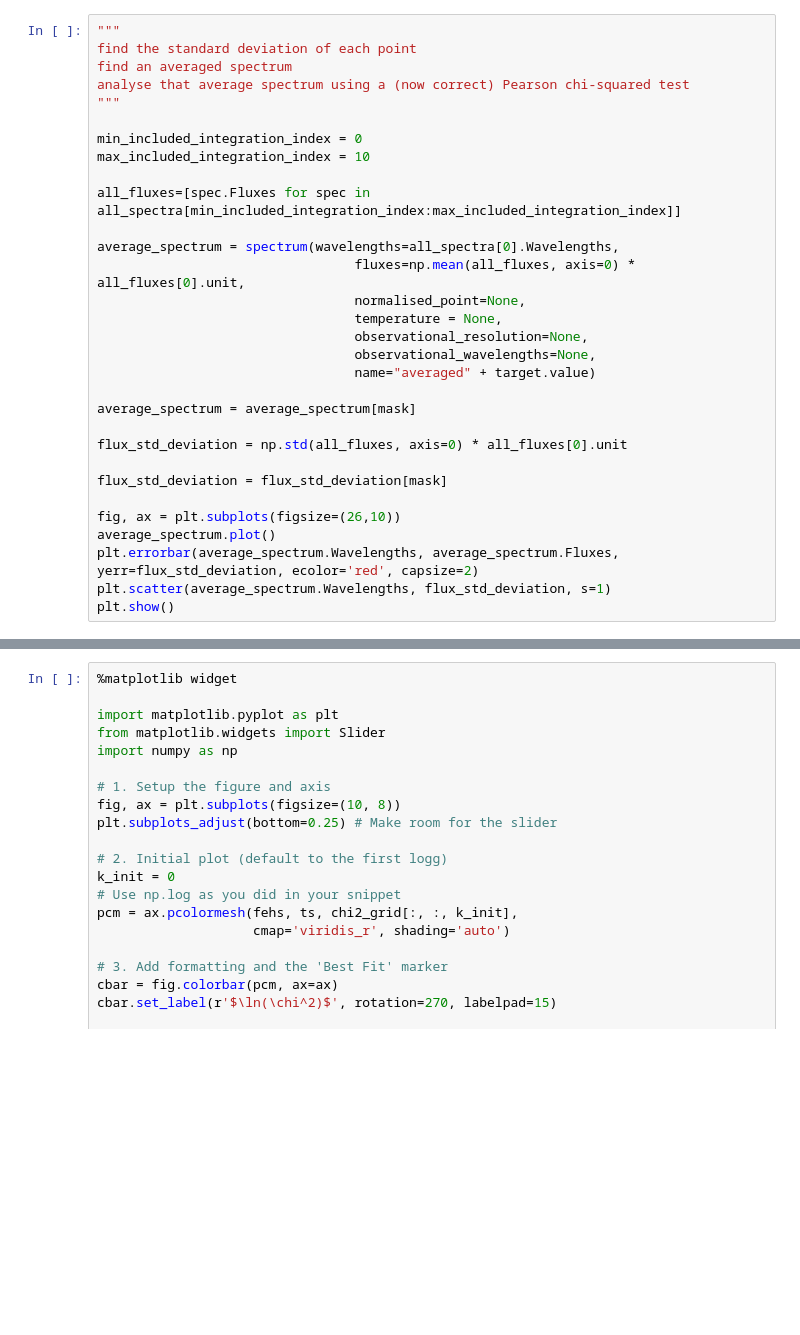
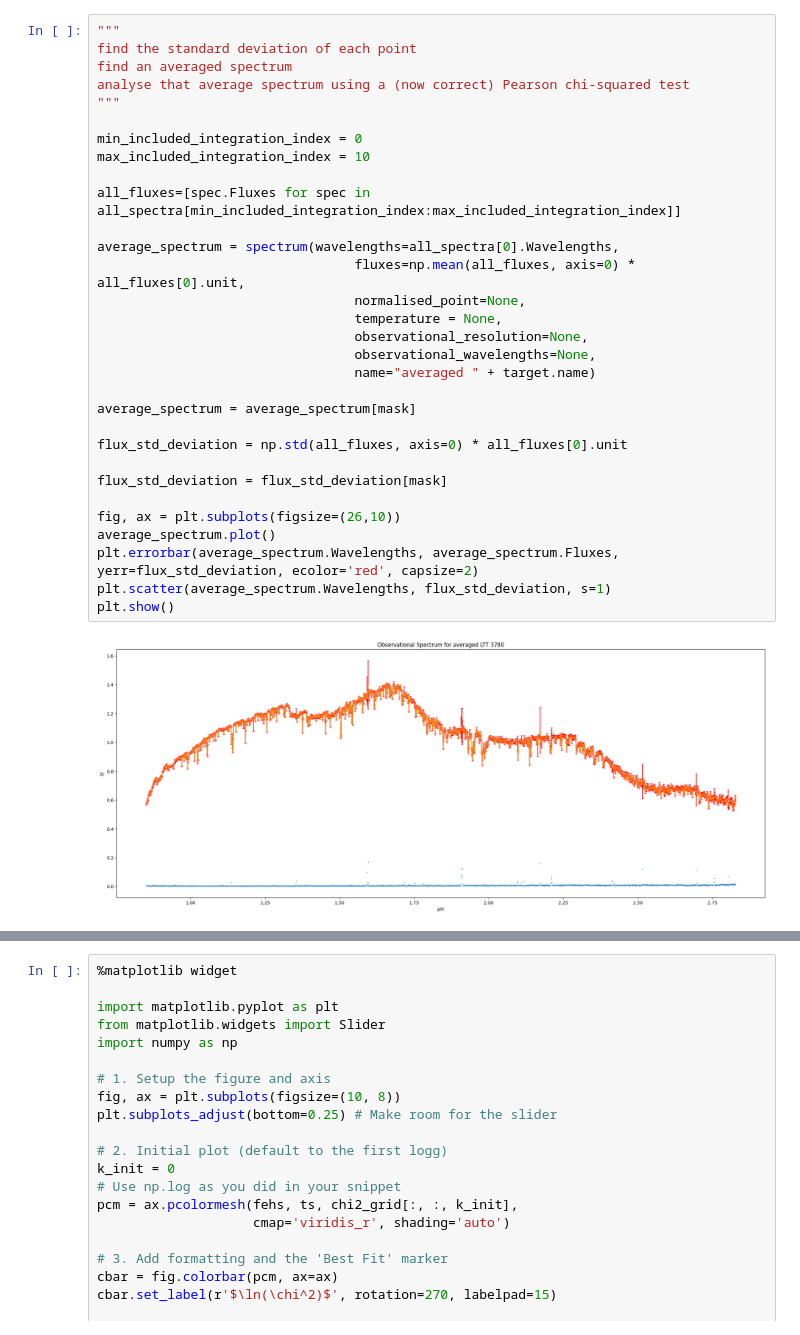
Before and after one commit to BenGreenAstro/stellar-heterogeneity-modelling, a Jupyter notebook: stellar_heterogeneity_modelling/chi_squared_minimisation/main.ipynb, the cells around one changed output, grey strips where cells are left out. Cells and saved outputs as stored; diff of their text form; blank space fills up the shorter version.

```diff
--- a/stellar_heterogeneity_modelling/chi_squared_minimisation/main.ipynb
+++ b/stellar_heterogeneity_modelling/chi_squared_minimisation/main.ipynb
@@ -44,34 +49,36 @@ spec_grid : spectral_grid = spectral_grid.from_hdf5(grid_name="JWST_convolved_no
 # %%
 """
 find the standard deviation of each point
 find an averaged spectrum
 analyse that average spectrum using a (now correct) Pearson chi-squared test
 """
 
 min_included_integration_index = 0
 max_included_integration_index = 10
 
 all_fluxes=[spec.Fluxes for spec in all_spectra[min_included_integration_index:max_included_integration_index]]
 
 average_spectrum = spectrum(wavelengths=all_spectra[0].Wavelengths,
                                  fluxes=np.mean(all_fluxes, axis=0) * all_fluxes[0].unit,
                                  normalised_point=None,
                                  temperature = None,
                                  observational_resolution=None,
                                  observational_wavelengths=None,
-                                 name="averaged" + target.value)
+                                 name="averaged " + target.name)
 
 average_spectrum = average_spectrum[mask]
 
 flux_std_deviation = np.std(all_fluxes, axis=0) * all_fluxes[0].unit
 
 flux_std_deviation = flux_std_deviation[mask]
 
 fig, ax = plt.subplots(figsize=(26,10))
 average_spectrum.plot()
 plt.errorbar(average_spectrum.Wavelengths, average_spectrum.Fluxes, yerr=flux_std_deviation, ecolor='red', capsize=2)
 plt.scatter(average_spectrum.Wavelengths, flux_std_deviation, s=1)
 plt.show()
+# %% [output]
+[figure, added]
 # %%
 # %matplotlib inline
 ts = np.linspace(np.min(spec_grid.T_effs), np.max(spec_grid.T_effs), 100000)
```
Also changed, not shown: parts of 5 cells of this notebook, 3 other files.
